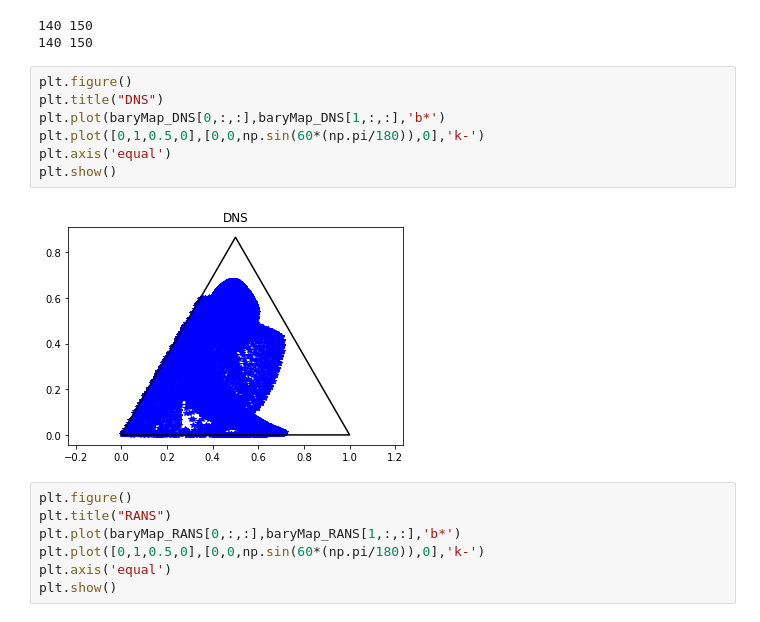
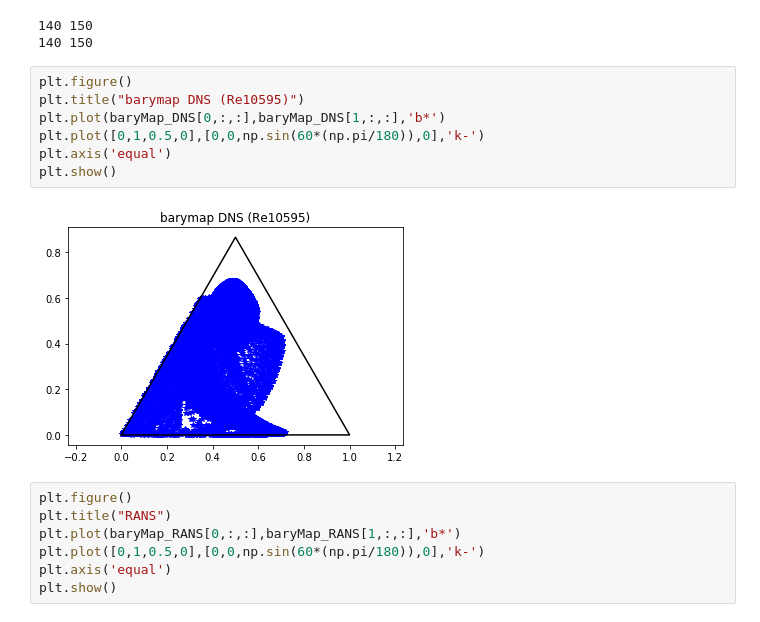
Before and after one commit to JensLangerak/minor-project-turbulence, a Jupyter notebook: RandomForrest Notebook.ipynb, the cells around one changed output. Drawn from its saved outputs; the diff is of its cells as text.

```diff
--- a/RandomForrest Notebook.ipynb
+++ b/RandomForrest Notebook.ipynb
@@ -344,13 +344,13 @@ baryMap_discr= foam.baryMap_discr(baryMap_RANS, baryMap_DNS)
 140 150
 # %%
 plt.figure()
-plt.title("DNS")
+plt.title("barymap DNS (Re10595)")
 plt.plot(baryMap_DNS[0,:,:],baryMap_DNS[1,:,:],'b*')
 plt.plot([0,1,0.5,0],[0,0,np.sin(60*(np.pi/180)),0],'k-')
 plt.axis('equal')
 plt.show()
 # %% [output]
-[figure, old version]
+[figure, new version]
 # %%
 plt.figure()
 plt.title("RANS")
```
Also changed, not shown: parts of 6 cells of this notebook, 5 other files.
